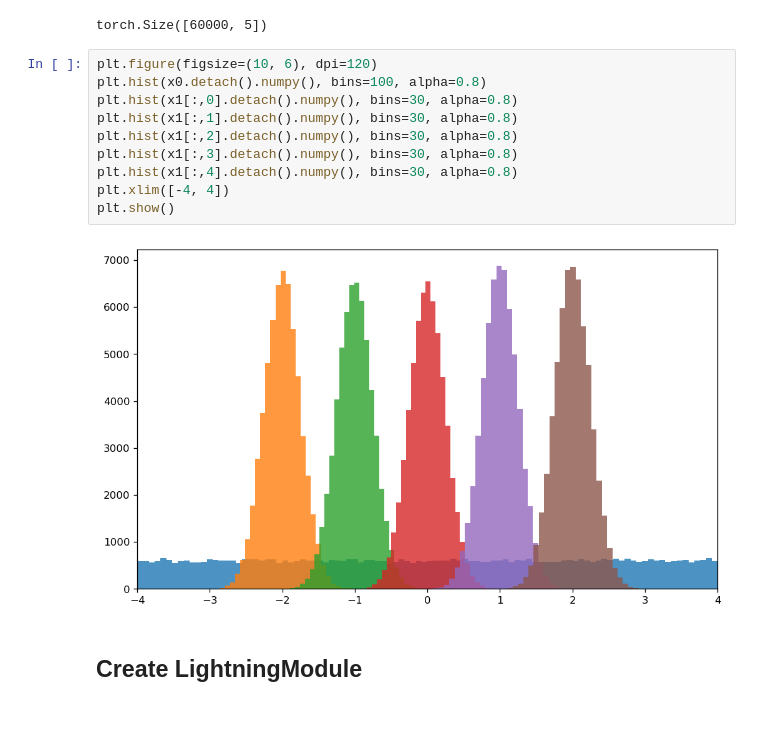
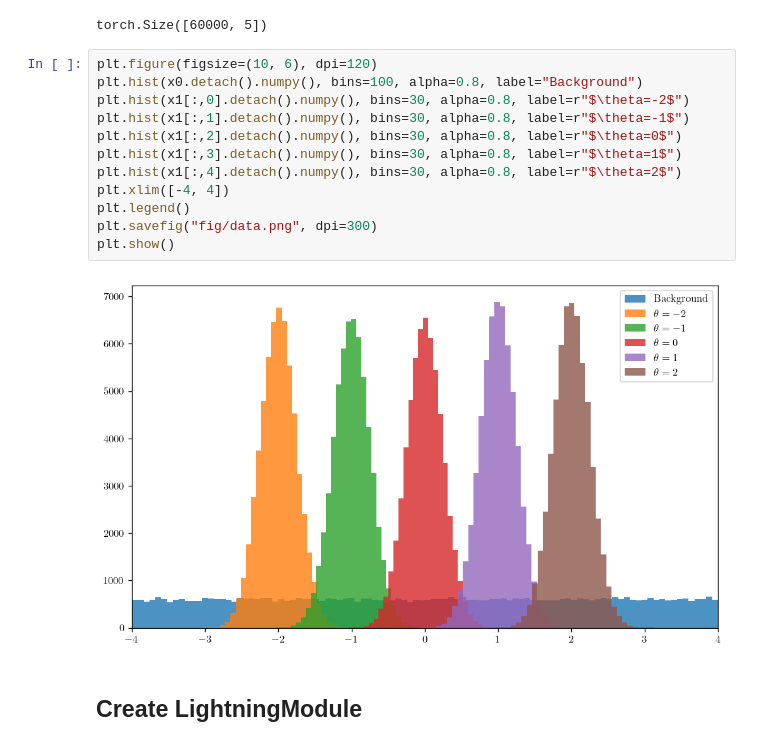
Before and after one commit to Axect/PML, a Jupyter notebook: ToyModel.ipynb, the cells around one changed output. Drawn from its saved outputs; the diff is of its cells as text; blank space fills up the shorter version.

```diff
--- a/ToyModel.ipynb
+++ b/ToyModel.ipynb
@@ -44,16 +47,18 @@ x1.shape
 torch.Size([60000, 5])
 # %%
 plt.figure(figsize=(10, 6), dpi=120)
-plt.hist(x0.detach().numpy(), bins=100, alpha=0.8)
-plt.hist(x1[:,0].detach().numpy(), bins=30, alpha=0.8)
-plt.hist(x1[:,1].detach().numpy(), bins=30, alpha=0.8)
-plt.hist(x1[:,2].detach().numpy(), bins=30, alpha=0.8)
-plt.hist(x1[:,3].detach().numpy(), bins=30, alpha=0.8)
-plt.hist(x1[:,4].detach().numpy(), bins=30, alpha=0.8)
+plt.hist(x0.detach().numpy(), bins=100, alpha=0.8, label="Background")
+plt.hist(x1[:,0].detach().numpy(), bins=30, alpha=0.8, label=r"$\theta=-2$")
+plt.hist(x1[:,1].detach().numpy(), bins=30, alpha=0.8, label=r"$\theta=-1$")
+plt.hist(x1[:,2].detach().numpy(), bins=30, alpha=0.8, label=r"$\theta=0$")
+plt.hist(x1[:,3].detach().numpy(), bins=30, alpha=0.8, label=r"$\theta=1$")
+plt.hist(x1[:,4].detach().numpy(), bins=30, alpha=0.8, label=r"$\theta=2$")
 plt.xlim([-4, 4])
+plt.legend()
+plt.savefig("fig/data.png", dpi=300)
 plt.show()
 # %% [output]
-[figure, old version]
+[figure, new version]
 # %% [markdown]
 ## Create LightningModule
 # %%
```
Also changed, not shown: parts of 8 cells of this notebook, 2 other files.
